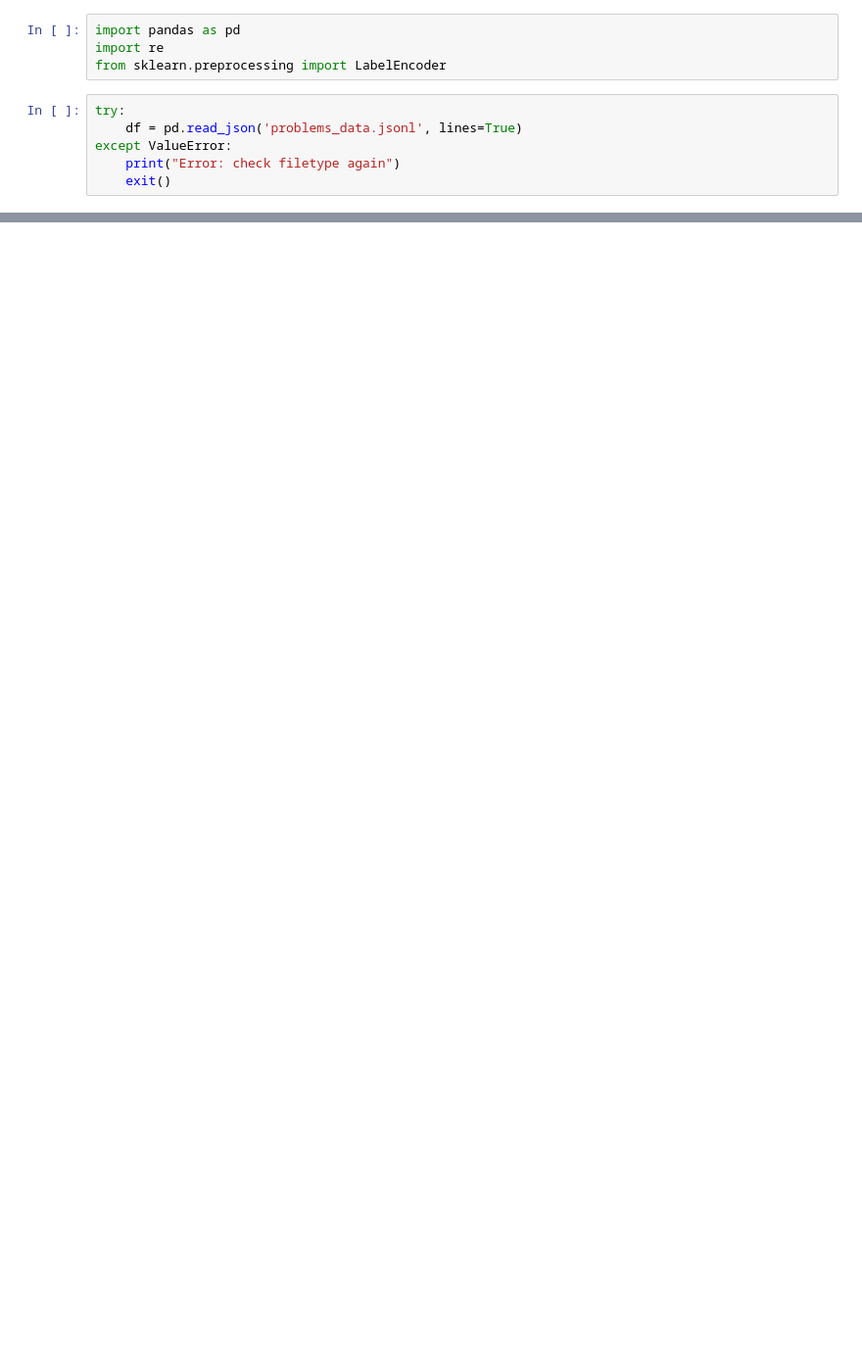
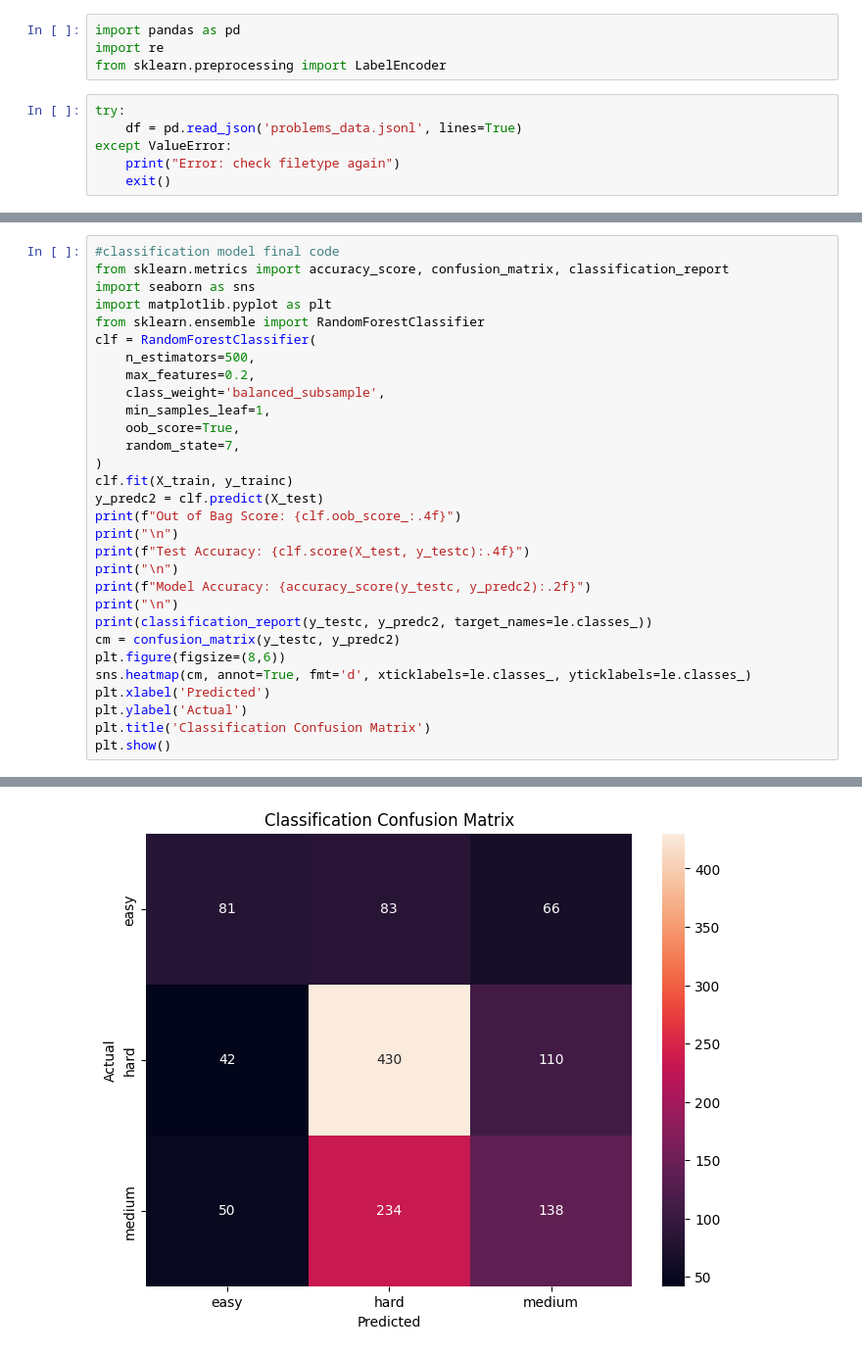
Before and after one commit to UMARFARUQE2007/AutoJudge, a Jupyter notebook: proj.ipynb, the cells around one changed output, grey strips where cells are left out. Shown at 98% size. Drawn from its saved outputs; the diff is of its cells as text; blank space fills up the shorter version.

```diff
--- a/proj.ipynb
+++ b/proj.ipynb
@@ -372,0 +322,31 @@ weighted avg       0.46      0.49      0.44      1234
+# %%
+#classification model final code
+from sklearn.metrics import accuracy_score, confusion_matrix, classification_report
+import seaborn as sns
+import matplotlib.pyplot as plt
+from sklearn.ensemble import RandomForestClassifier
+clf = RandomForestClassifier(
+    n_estimators=500,
+    max_features=0.2,
+    class_weight='balanced_subsample',
+    min_samples_leaf=1,
+    oob_score=True,
+    random_state=7,
+)
+clf.fit(X_train, y_trainc)
+y_predc2 = clf.predict(X_test)
+print(f"Out of Bag Score: {clf.oob_score_:.4f}")
+print("\n")
+print(f"Test Accuracy: {clf.score(X_test, y_testc):.4f}")
+print("\n")
+print(f"Model Accuracy: {accuracy_score(y_testc, y_predc2):.2f}")
+print("\n")
+print(classification_report(y_testc, y_predc2, target_names=le.classes_))
+cm = confusion_matrix(y_testc, y_predc2)
+plt.figure(figsize=(8,6))
+sns.heatmap(cm, annot=True, fmt='d', xticklabels=le.classes_, yticklabels=le.classes_)
+plt.xlabel('Predicted')
+plt.ylabel('Actual')
+plt.title('Classification Confusion Matrix')
+plt.show()
+# %% [output]
@@ -372,0 +371 @@ weighted avg       0.46      0.49      0.44      1234
+[figure, added]
```
Also changed, not shown: parts of 20 cells of this notebook, 24 other files.
